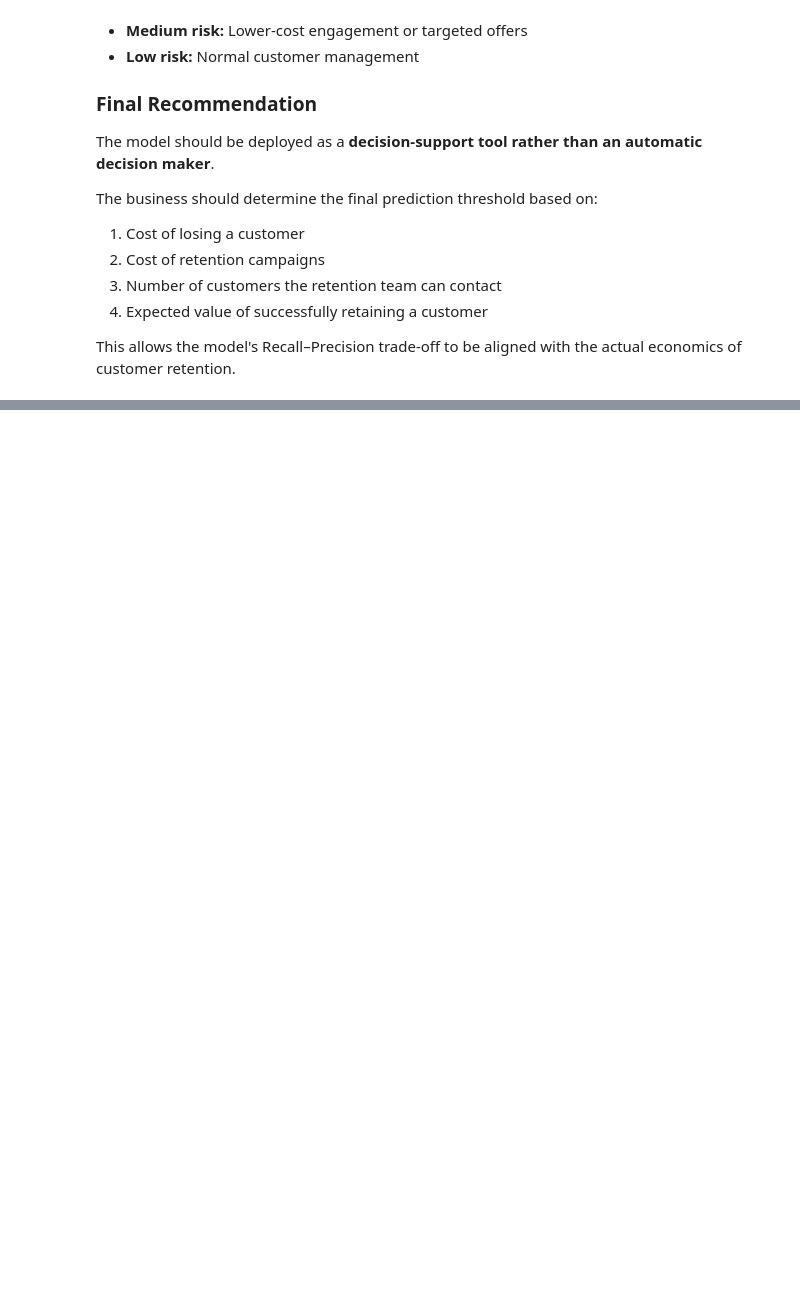
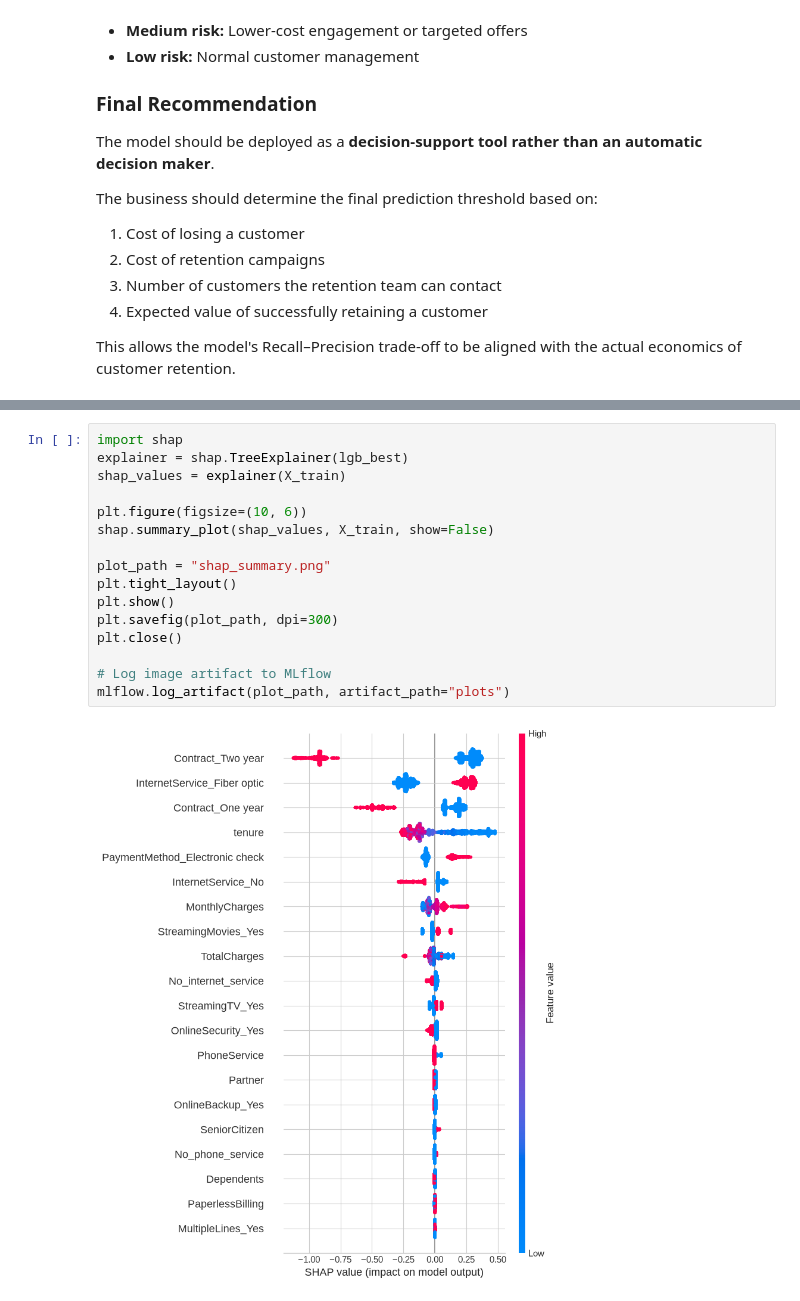
Before and after one commit to nilayDawn/Telco_Churn_Prediction, a Jupyter notebook: NOTEBOOKS/experiment.ipynb, the cells around one changed output, grey strips where cells are left out. Cells and saved outputs as stored; diff of their text form; blank space fills up the shorter version.

```diff
--- a/NOTEBOOKS/experiment.ipynb
+++ b/NOTEBOOKS/experiment.ipynb
@@ -1002,0 +1002,18 @@ Classification Report: {'0': {'precision': 0.9621052631578947, 'recall': 0.44240
+# %%
+import shap
+explainer = shap.TreeExplainer(lgb_best)
+shap_values = explainer(X_train)
+
+plt.figure(figsize=(10, 6))
+shap.summary_plot(shap_values, X_train, show=False)
+
+plot_path = "shap_summary.png"
+plt.tight_layout()
+plt.show()
+plt.savefig(plot_path, dpi=300)
+plt.close()
+
+# Log image artifact to MLflow
+mlflow.log_artifact(plot_path, artifact_path="plots")
+# %% [output]
+[figure, added]
```
Also changed, not shown: parts of 10 cells of this notebook, 13 other files.
